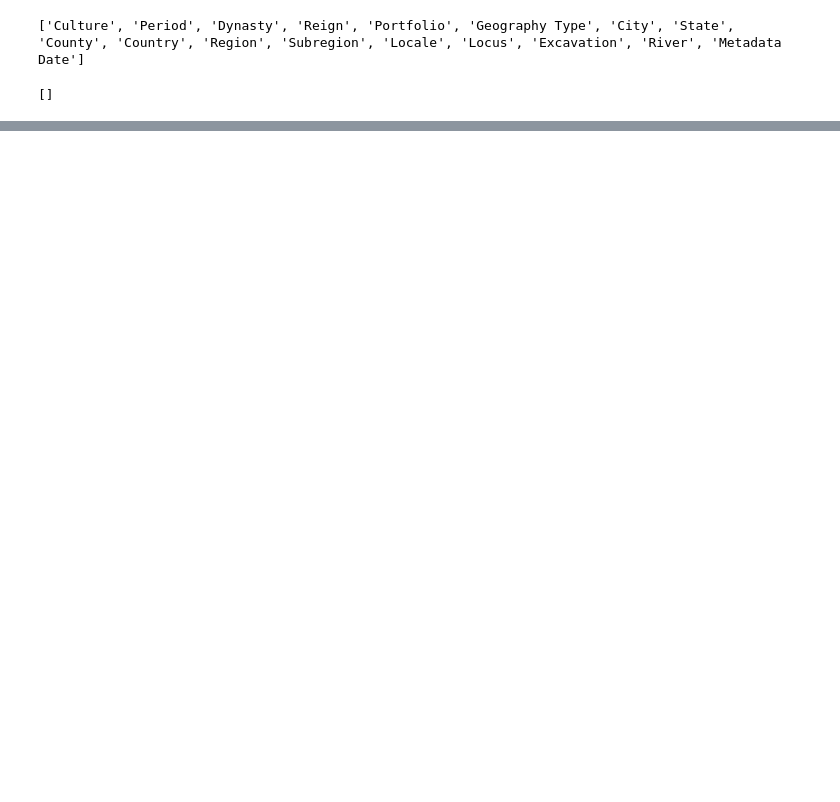
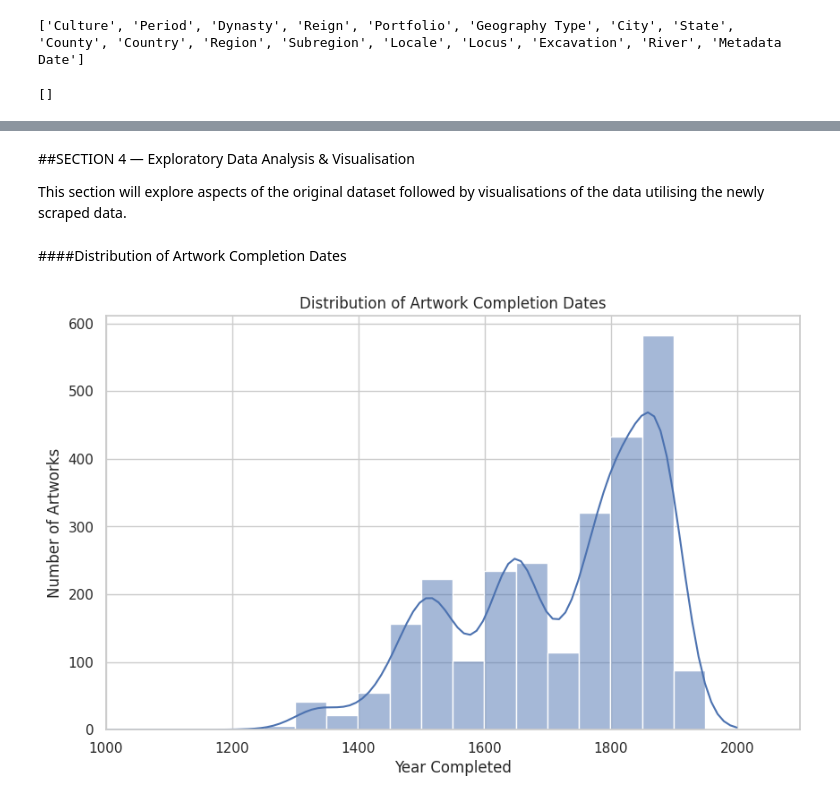
Before and after one commit to BenRyan-8/DataAcquisition_CA, a Jupyter notebook: Artworks.ipynb, the cells around one changed output, grey strips where cells are left out. Cells and saved outputs as stored; diff of their text form; code cells hidden in the pictures; blank space fills up the shorter version.

```diff
--- a/Artworks.ipynb
+++ b/Artworks.ipynb
@@ -226,0 +261,17 @@ met.head()
+# %% [markdown]
+##SECTION 4 — Exploratory Data Analysis & Visualisation
+
+This section will explore aspects of the original dataset followed by visualisations of the data utilising the newly scraped data.
+# %% [markdown]
+####Distribution of Artwork Completion Dates
+# %%
+#Displays the spread of the collection and highlights the period with the most European Paintings.
+plt.figure(figsize=(10,6))
+sns.histplot(data=met, x='Object End Date', bins=40, kde=True)
+plt.title('Distribution of Artwork Completion Dates')
+plt.xlabel('Year Completed')
+plt.ylabel('Number of Artworks')
+plt.xlim(1000, None)
+plt.show()
+# %% [output]
+[figure, added]
```
Also changed, not shown: parts of 61 cells of this notebook.
